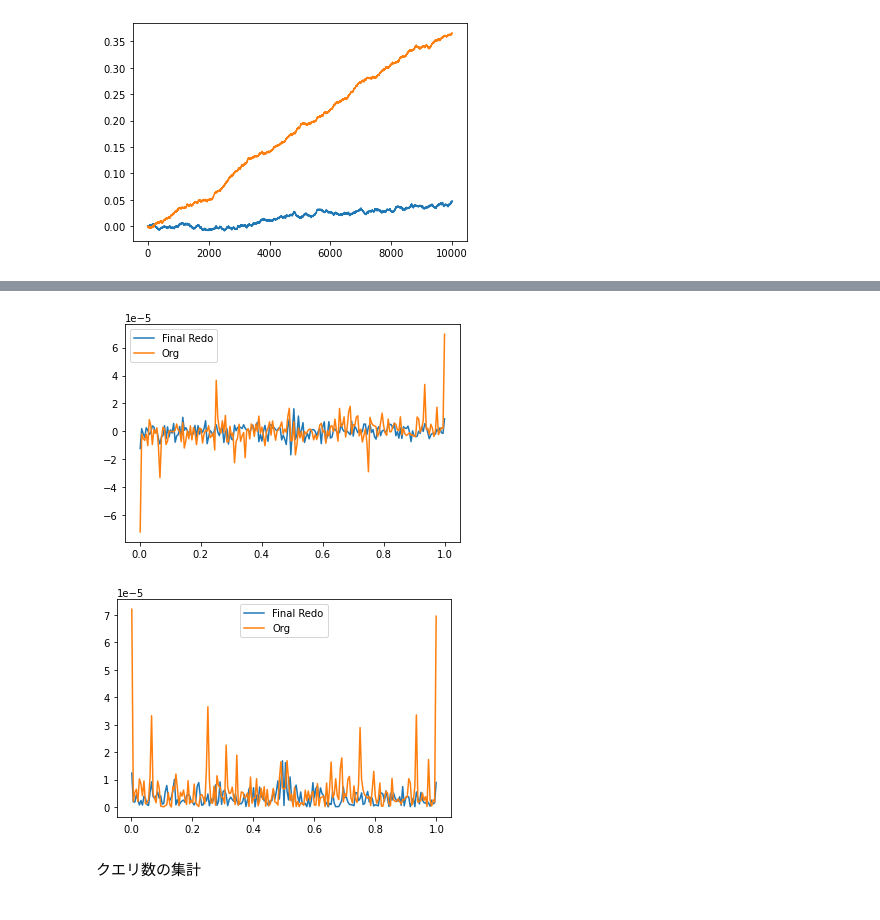
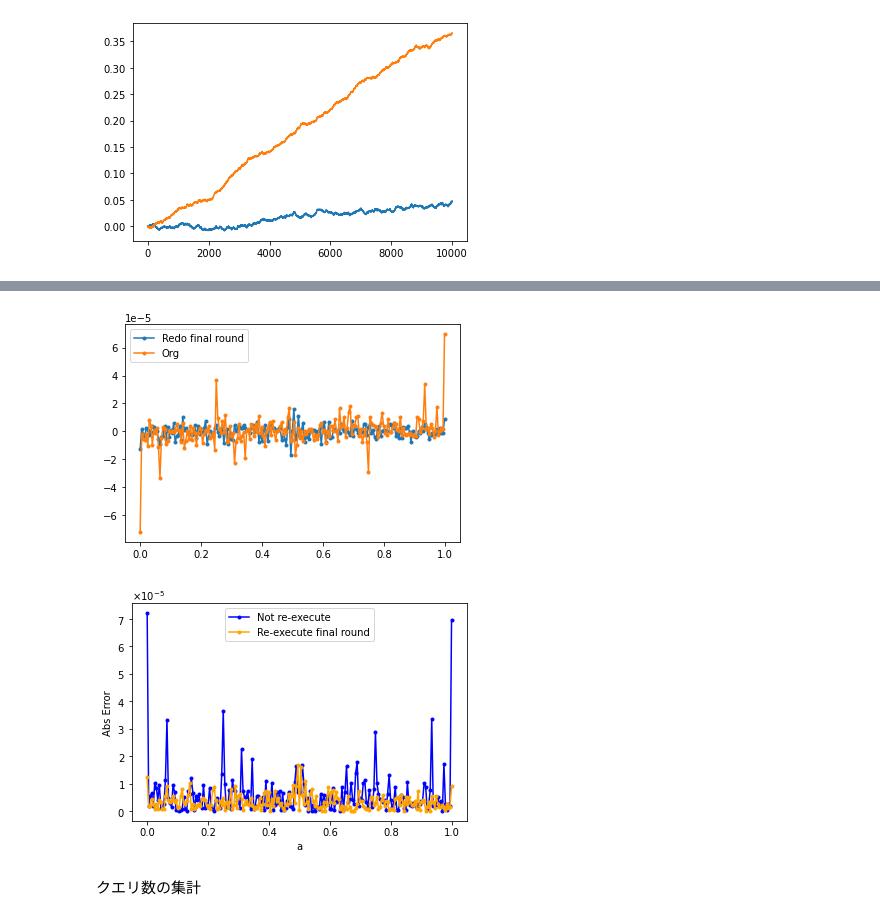
Before and after one commit to Koichi-Miyamoto/QAEErrorVsNShotNGrover, a Jupyter notebook: IQAEBinom_ForVariousPTrue_FinalRoundRedo.ipynb, the cells around one changed output, grey strips where cells are left out. Drawn from its saved outputs; the diff is of its cells as text; code cells hidden in the pictures.

Commit message:
グラフの改善 p=0.2006,025でのbias heatmap

```diff
--- a/IQAEBinom_ForVariousPTrue_FinalRoundRedo.ipynb
+++ b/IQAEBinom_ForVariousPTrue_FinalRoundRedo.ipynb
@@ -219,7 +220,8 @@ for p in ps:
 errAvgsOrg = np.array([])
 errStdsOrg = np.array([])
 dirPath = "C:/Users/koich/Desktop/Code/QAEErrorVsNShotNGrover/output/20230830_IQAEVariousP_nShotUnit1"
-files = os.listdir(dirPath)
+#files = os.listdir(dirPath)
+files = [f for f in os.listdir(dirPath) if os.path.isfile(os.path.join(dirPath, f))]
 
 psInFiles = np.array([])
 for f in files:
@@ -255,20 +257,27 @@ for p in ps:
 0.999
 # %%
 ax = plt.gca()
-plt.plot(ps, errAvgs, label="Final Redo")
-plt.plot(ps, errAvgsOrg, label="Org")
+plt.plot(ps, errAvgs, label="Redo final round", marker=".")
+plt.plot(ps, errAvgsOrg, label="Org", marker=".")
 plt.legend()
 plt.show()
 # %% [output]
-[figure, old version]
+[figure, new version]
 # %%
 ax = plt.gca()
-plt.plot(ps, np.abs(errAvgs), label="Final Redo")
-plt.plot(ps, np.abs(errAvgsOrg), label="Org")
+plt.plot(ps, np.abs(errAvgsOrg), label="Not re-execute", marker=".", color="b")
+plt.plot(ps, np.abs(errAvgs), label="Re-execute final round", marker=".", color="orange")
+
+ax.set_xlabel("a")
+ax.set_ylabel("Abs Error")
+
+ax.yaxis.set_major_formatter(ptick.ScalarFormatter(useMathText=True))
+ax.ticklabel_format(style="sci", axis="y", scilimits=(-5,-5))
+
 plt.legend()
 plt.show()
 # %% [output]
-[figure, old version]
+[figure, new version]
 # %% [markdown]
 クエリ数の集計
 # %%
```
Also changed, not shown: parts of 3 cells of this notebook, 3 other files.
